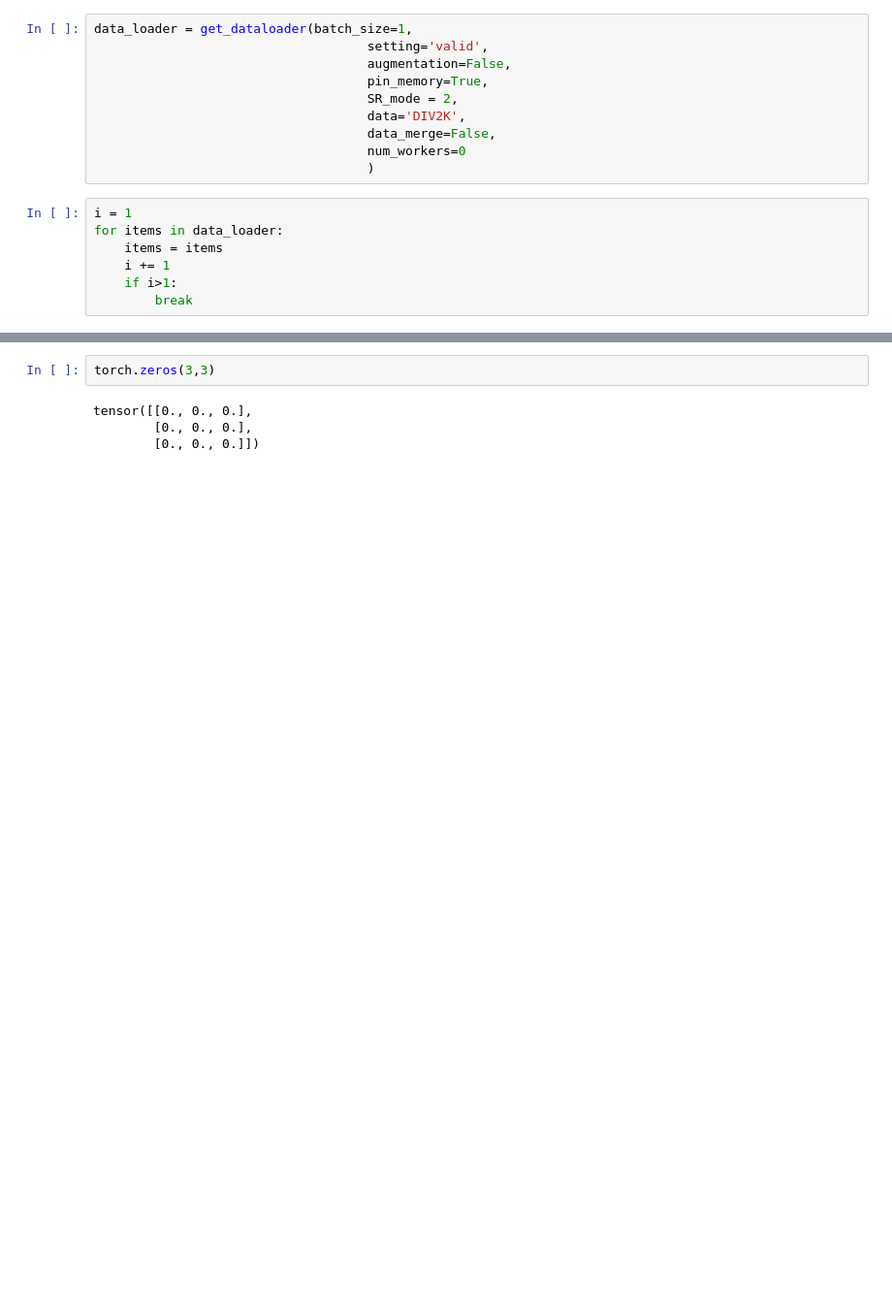
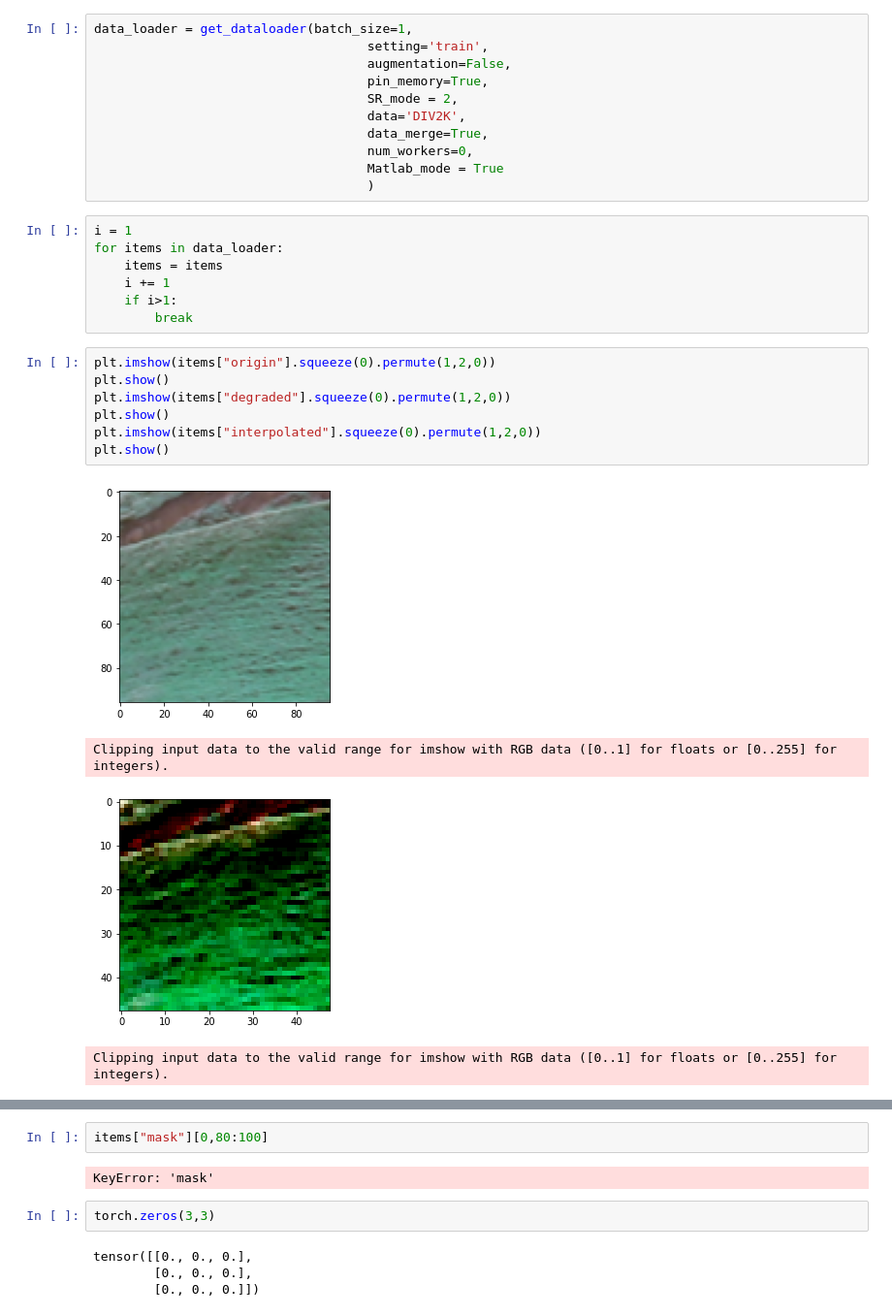
Before and after one commit to coffeetumbler/Transformer-for-SR, a Jupyter notebook: utils/local_dataloader_test.ipynb, the cells around one changed output, grey strips where cells are left out. Shown at 97% size. Saved outputs shown, nothing was run; the diff lists cells and outputs as text; blank space fills up the shorter version.

Commit message:
Matlab_mode updated in dataloader

```diff
--- a/utils/local_dataloader_test.ipynb
+++ b/utils/local_dataloader_test.ipynb
@@ -102,13 +123,14 @@ from torchvision.transforms import Normalize
 from dataloader import get_dataloader
 # %%
 data_loader = get_dataloader(batch_size=1,
-                                    setting='valid',
+                                    setting='train',
                                     augmentation=False,
                                     pin_memory=True,
                                     SR_mode = 2,
                                     data='DIV2K',
-                                    data_merge=False,
-                                    num_workers=0
+                                    data_merge=True,
+                                    num_workers=0,
+                                    Matlab_mode = True
                                     )
 # %%
 i = 1
@@ -117,3 +139,15 @@ for items in data_loader:
     i += 1
     if i>1:
         break
+# %%
+plt.imshow(items["origin"].squeeze(0).permute(1,2,0))
+plt.show()
+plt.imshow(items["degraded"].squeeze(0).permute(1,2,0))
+plt.show()
+plt.imshow(items["interpolated"].squeeze(0).permute(1,2,0))
+plt.show()
+# %% [output]
+[figure, added]
+Clipping input data to the valid range for imshow with RGB data ([0..1] for floats or [0..255] for integers).
+[figure, added]
+Clipping input data to the valid range for imshow with RGB data ([0..1] for floats or [0..255] for integers).
@@ -120,3 +155,7 @@ for items in data_loader:
+# %%
+items["mask"][0,80:100]
+# %% [output]
+KeyError: 'mask'
 # %%
 torch.zeros(3,3)
 # %% [output]
```
Also changed, not shown: parts of 6 cells of this notebook, 1 other file.
